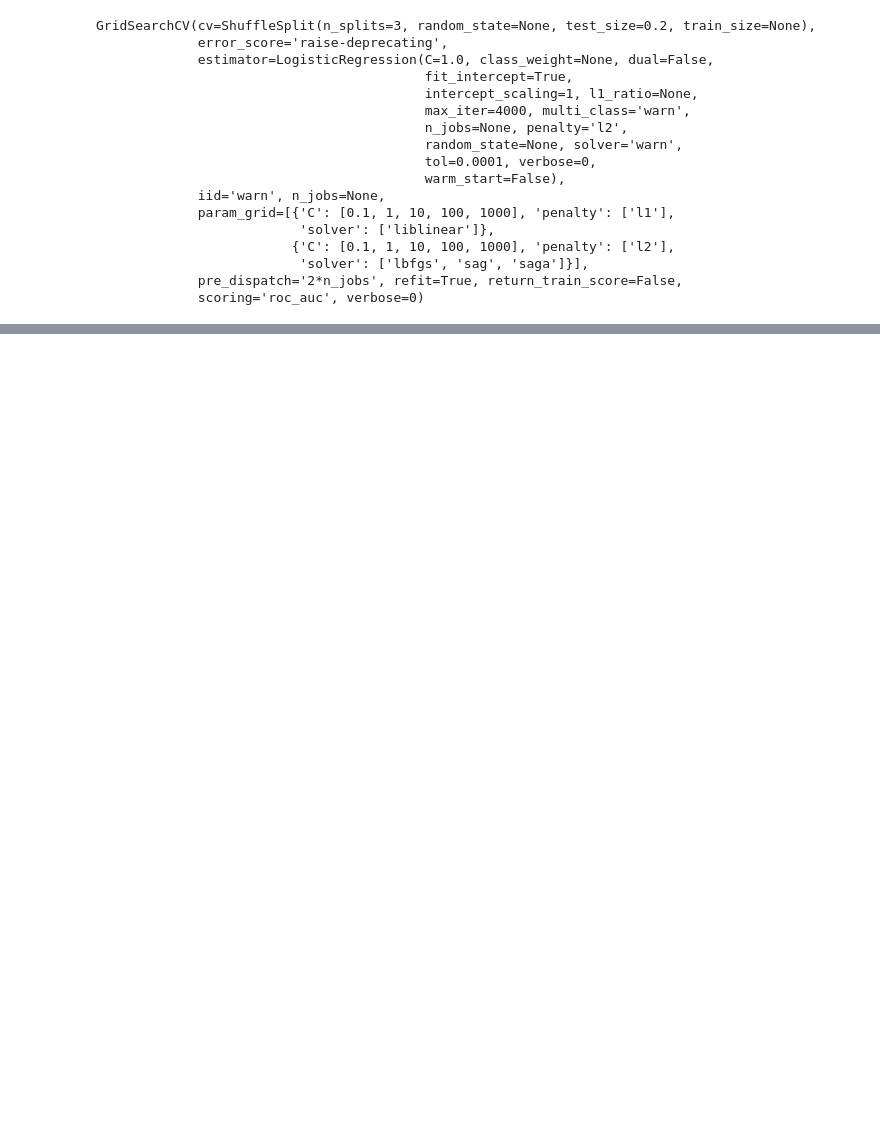
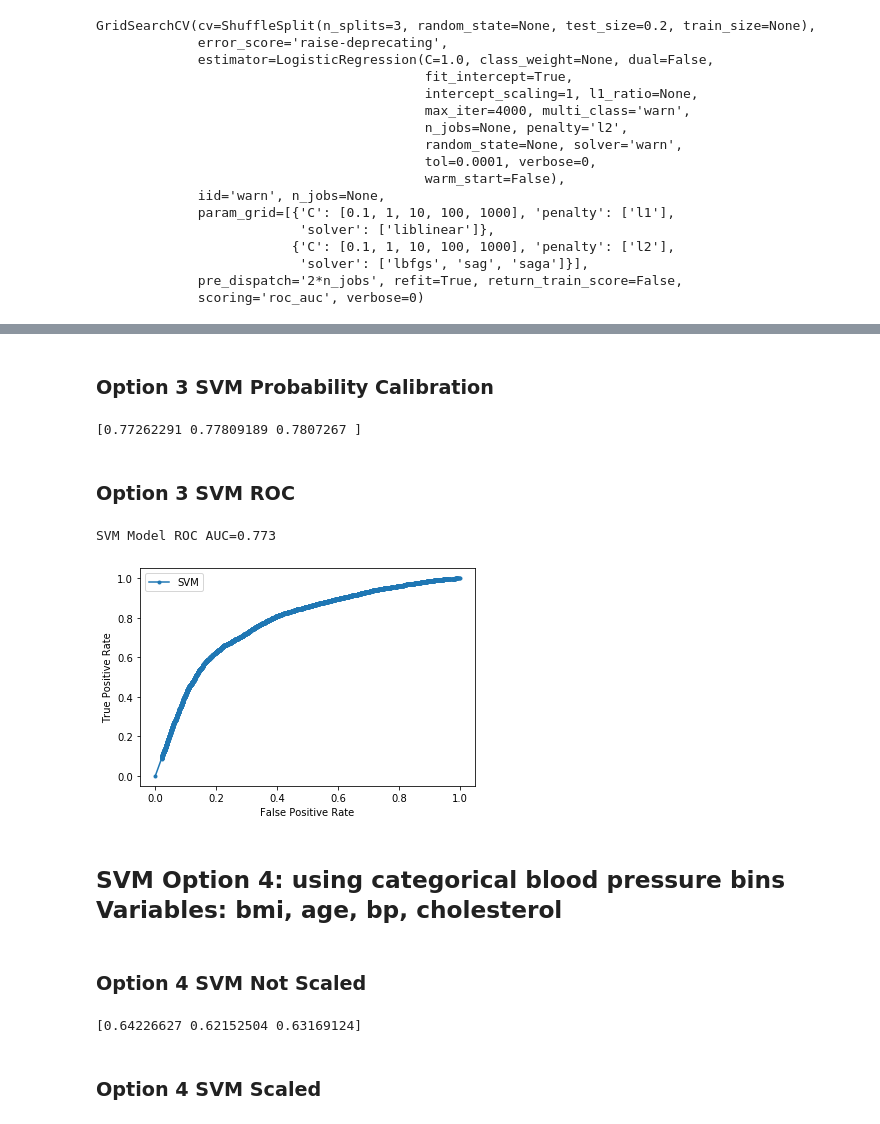
Before and after one commit to tinapai/SMUMSDS-ML1, a Jupyter notebook: Minilab.ipynb, the cells around one changed output, grey strips where cells are left out. Drawn from its saved outputs; the diff is of its cells as text; code cells hidden in the pictures; blank space fills up the shorter version.

```diff
--- a/Minilab.ipynb
+++ b/Minilab.ipynb
@@ -2075,9 +2390,0 @@ Following are combo I selected based on high correlation and removing
-# %%
-df=df1
-#df
-# option 1
-y = df['cardio'].values # get the labels we want
-df.drop(['id','gender','height','weight','ap_hi','ap_lo','cholesterol','gluc','smoke','alco','active','cardio','bp1'], axis =1, inplace = True) # get rid of the class label
-#df.head(5)
-X = df.values # Option1
-#X
@@ -2235,2 +2496,0 @@ clf.best_estimator_
-# %%
-model=clf.best_estimator_.fit(X,y)
@@ -2241,30 +2525,80 @@ model.named_steps["classifier"].coef_
+# %% [markdown]
+### Option 3 SVM Probability Calibration
+# %%
+#https://machinelearningmastery.com/calibrated-classification-model-in-scikit-learn/
+from sklearn.calibration import CalibratedClassifierCV
+
+model = clf.best_estimator_ #this was alpha=.1, loss='modified_huber', penalty='elasticnet'
+calibrator = CalibratedClassifierCV(model, cv=3)
+
+aucs = cross_val_score(calibrator, X, y=y, cv=cv_object, scoring = 'roc_auc')
+print(aucs)
+# %% [output]
+[0.77262291 0.77809189 0.7807267 ]
+# %% [markdown]
+### Option 3 SVM  ROC
 # %%
 # roc curve and auc
-from sklearn.datasets import make_classification
-from sklearn.linear_model import LogisticRegression
 from sklearn.model_selection import train_test_split
 from sklearn.metrics import roc_curve
 from sklearn.metrics import roc_auc_score
 from matplotlib import pyplot
 
-lr_clf.fit(X_train, y_train)
+X_train, X_test, y_train, y_test = train_test_split(X, y, test_size=0.2)
+
+std_scl = StandardScaler()
+scl_obj = std_scl.fit(X_train)
+
+X_train_scaled = scl_obj.transform(X_train)
+X_test_scaled = scl_obj.transform(X_test)
+
+model.fit(X_train, y_train)
 
 # predict probabilities
-lr_probs = lr_clf.predict_proba(X_test)
+svm_probs = model.predict_proba(X_test)
 # keep probabilities for the positive outcome only
-lr_probs = lr_probs[:, 1]
+svm_probs = svm_probs[:, 1]
 # calculate scores
-lr_auc = roc_auc_score(y_test, lr_probs)
+svm_auc = roc_auc_score(y_test, svm_probs)
 # summarize scores\
-print('Logistic: ROC AUC=%.3f' % (lr_auc))
+print('SVM Model ROC AUC=%.3f' % (svm_auc))
 # calculate roc curves
-lr_fpr, lr_tpr, _ = roc_curve(y_test, lr_probs)
+svm_fpr, svm_tpr, _ = roc_curve(y_test, svm_probs)
 # plot the roc curve for the model
-pyplot.plot(lr_fpr, lr_tpr, marker='.', label='Logistic')
+pyplot.plot(svm_fpr, svm_tpr, marker='.', label='SVM')
 # axis labels
 pyplot.xlabel('False Positive Rate')
 pyplot.ylabel('True Positive Rate')
 # show the legend
 pyplot.legend()
 # show the plot
 pyplot.show()
+# %% [output]
+SVM Model ROC AUC=0.773
+[figure, added]
+# %% [markdown]
+## SVM Option 4:  using categorical blood pressure bins   Variables: bmi, age, bp, cholesterol
+# %% [markdown]
+### Option 4 SVM Not Scaled
+# %%
+X = df[['bp', 'bmi', 'age', 'cholesterol']]
+
+categorical_features = ['cholesterol', 'bp']
+categorical_transformer = Pipeline(steps=[
+    ('onehot', OneHotEncoder(handle_unknown='ignore'))])
+
+preprocessor = ColumnTransformer(
+    remainder='passthrough',
+    transformers=[
+        ('cat', categorical_transformer, categorical_features)])
+
+svm_clf = Pipeline(steps=[
+    ('preprocessor', preprocessor),
+    ('svm', SGDClassifier(max_iter=1000, tol=1e-3))])
+
+aucs = cross_val_score(svm_clf, X, y=y, cv=cv_object, scoring = 'roc_auc')
+print(aucs)
+# %% [output]
+[0.64226627 0.62152504 0.63169124]
+# %% [markdown]
+### Option 4 SVM Scaled
```
Also changed, not shown: parts of 193 cells of this notebook.
